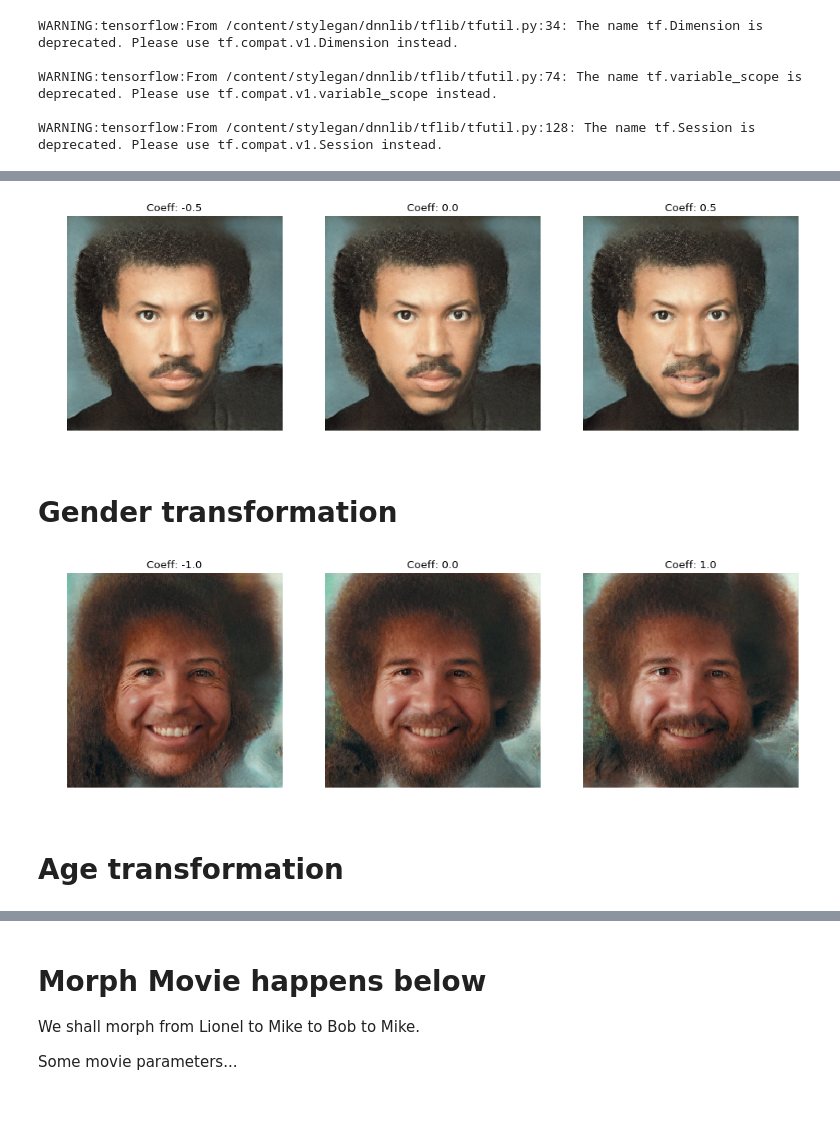
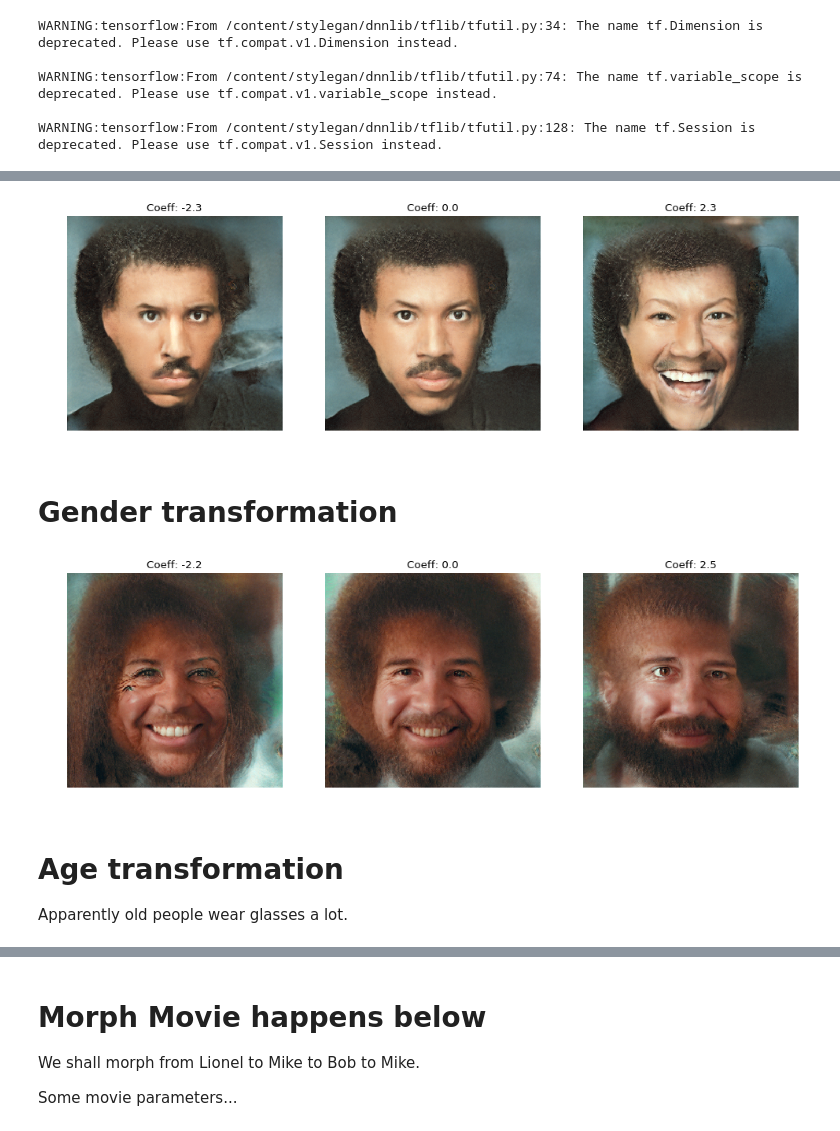
Before and after one commit to KevinSikorskiBase2S/machine-learning-intro-workshop, a Jupyter notebook: LatentMike.ipynb, the cells around one changed output, grey strips where cells are left out. Drawn from its saved outputs; the diff is of its cells as text; code cells hidden in the pictures.

```diff
--- a/LatentMike.ipynb
+++ b/LatentMike.ipynb
@@ -173,12 +193,14 @@ age_direction = np.load('ffhq_dataset/latent_directions/age.npy')
 # %%
-move_and_show(lionelRep, smile_direction, [-0.5, 0, 0.5])
+move_and_show(lionelRep, smile_direction, [-2.3, 0, 2.3])
 # %% [output]
-[figure, old version]
+[figure, new version]
 # %% [markdown]
 # Gender transformation
 # %%
-move_and_show(bobRep, gender_direction, [-1, 0, 1])
+move_and_show(bobRep, gender_direction, [-2.2, 0, 2.5])
 # %% [output]
-[figure, old version]
+[figure, new version]
 # %% [markdown]
 # Age transformation
+
+Apparently old people wear glasses a lot.
```
Also changed, not shown: parts of 31 cells of this notebook.
